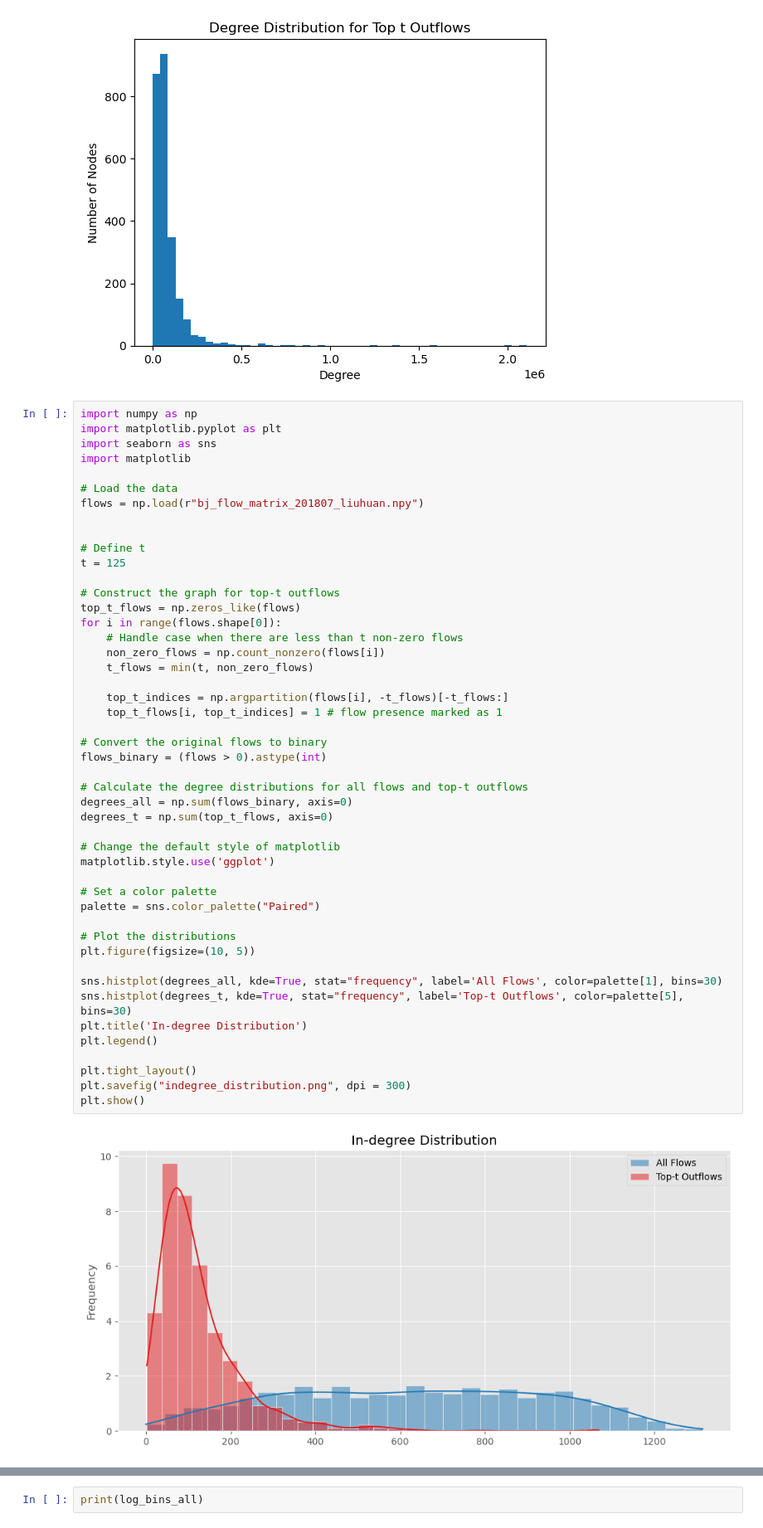
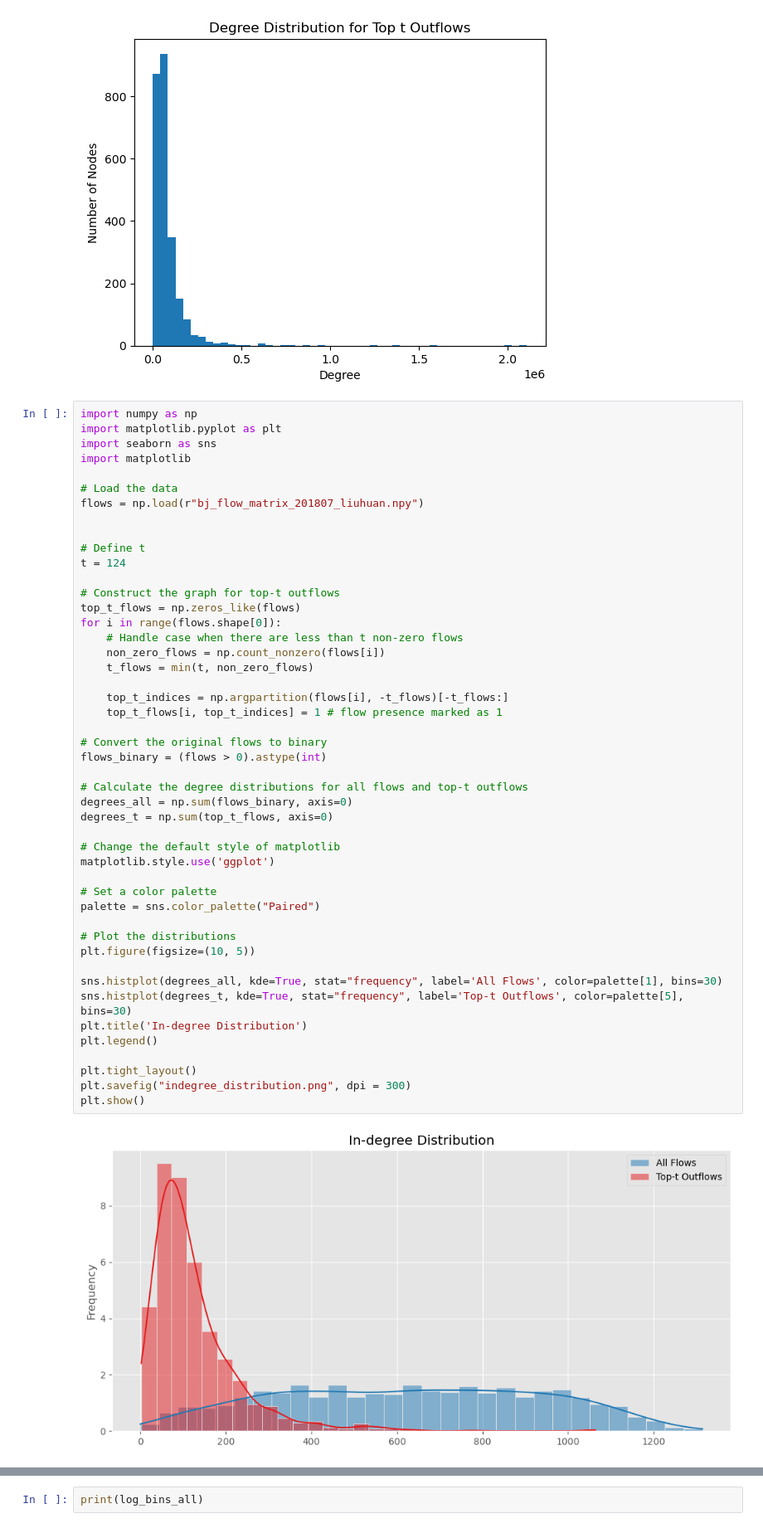
Before and after one commit to Mobility-Constant/Top-k-network, a Jupyter notebook: k_attributes.ipynb, the cells around one changed output, grey strips where cells are left out. Shown at 83% size. Saved outputs shown, nothing was run; the diff lists cells and outputs as text.

```diff
--- a/k_attributes.ipynb
+++ b/k_attributes.ipynb
@@ -450,7 +450,7 @@ flows = np.load(r"bj_flow_matrix_201807_liuhuan.npy")
 
 
 # Define t
-t = 125
+t = 124
 
 # Construct the graph for top-t outflows
 top_t_flows = np.zeros_like(flows)
@@ -460,31 +460,31 @@ for i in range(flows.shape[0]):
     t_flows = min(t, non_zero_flows)
 
     top_t_indices = np.argpartition(flows[i], -t_flows)[-t_flows:]
     top_t_flows[i, top_t_indices] = 1 # flow presence marked as 1
 
 # Convert the original flows to binary
 flows_binary = (flows > 0).astype(int)
 
 # Calculate the degree distributions for all flows and top-t outflows
 degrees_all = np.sum(flows_binary, axis=0)
 degrees_t = np.sum(top_t_flows, axis=0)
 
 # Change the default style of matplotlib
 matplotlib.style.use('ggplot')
 
 # Set a color palette
 palette = sns.color_palette("Paired")
 
 # Plot the distributions
 plt.figure(figsize=(10, 5))
 
 sns.histplot(degrees_all, kde=True, stat="frequency", label='All Flows', color=palette[1], bins=30)
 sns.histplot(degrees_t, kde=True, stat="frequency", label='Top-t Outflows', color=palette[5], bins=30)
 plt.title('In-degree Distribution')
 plt.legend()
 
 plt.tight_layout()
 plt.savefig("indegree_distribution.png", dpi = 300)
 plt.show()
 # %% [output]
-[figure, old version]
+[figure, new version]
```
Also changed, not shown: parts of 6 cells of this notebook.
